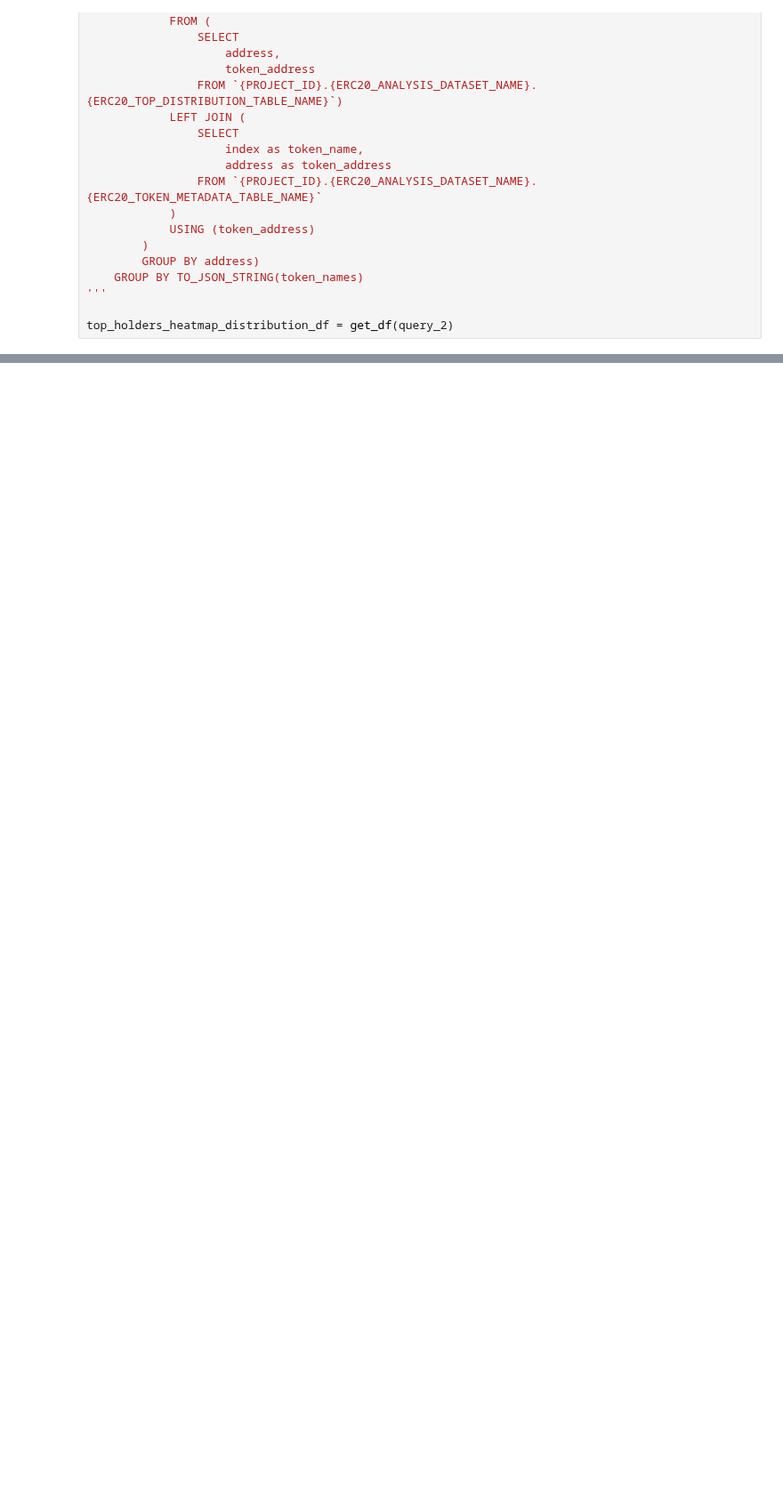
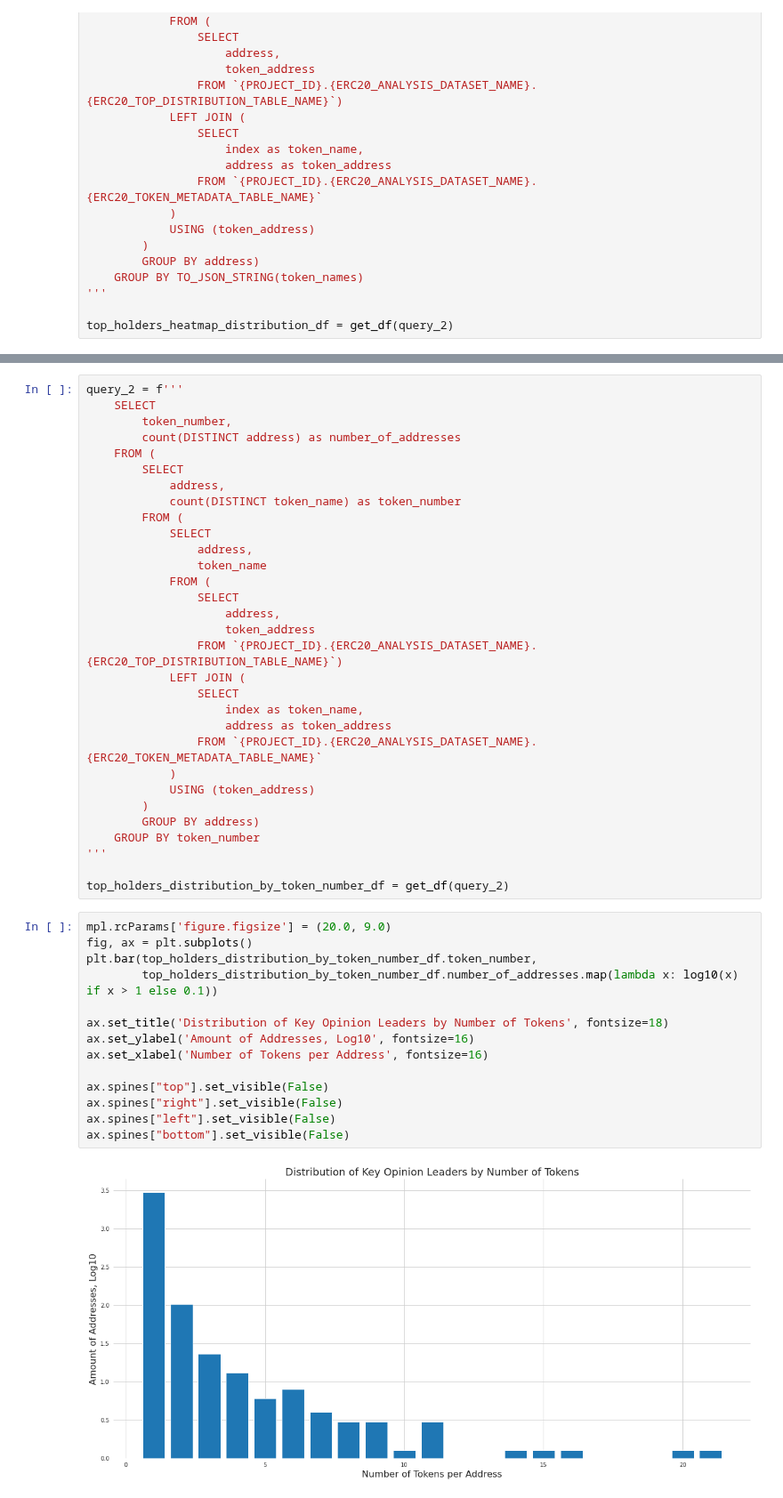
Before and after one commit to Snedashkovsky/cybergift, a Jupyter notebook: leaders__top_erc20_holders.ipynb, the cells around one changed output, grey strips where cells are left out. Shown at 89% size. Drawn from its saved outputs; the diff is of its cells as text; blank space fills up the shorter version.

```diff
--- a/leaders__top_erc20_holders.ipynb
+++ b/leaders__top_erc20_holders.ipynb
@@ -106,0 +113,47 @@ heatmap_from_df(top_holders_heatmap_distribution_df,
+# %%
+query_2 = f'''
+    SELECT
+        token_number,
+        count(DISTINCT address) as number_of_addresses
+    FROM (
+        SELECT
+            address,
+            count(DISTINCT token_name) as token_number
+        FROM (
+            SELECT
+                address,
+                token_name
+            FROM (
+                SELECT
+                    address,
+                    token_address
+                FROM `{PROJECT_ID}.{ERC20_ANALYSIS_DATASET_NAME}.{ERC20_TOP_DISTRIBUTION_TABLE_NAME}`)
+            LEFT JOIN (
+                SELECT
+                    index as token_name,
+                    address as token_address
+                FROM `{PROJECT_ID}.{ERC20_ANALYSIS_DATASET_NAME}.{ERC20_TOKEN_METADATA_TABLE_NAME}`
+            )
+            USING (token_address)
+        )
+        GROUP BY address)
+    GROUP BY token_number
+'''
+
+top_holders_distribution_by_token_number_df = get_df(query_2)
+# %%
+mpl.rcParams['figure.figsize'] = (20.0, 9.0)
+fig, ax = plt.subplots()
+plt.bar(top_holders_distribution_by_token_number_df.token_number,
+        top_holders_distribution_by_token_number_df.number_of_addresses.map(lambda x: log10(x) if x > 1 else 0.1))
+
+ax.set_title('Distribution of Key Opinion Leaders by Number of Tokens', fontsize=18)
+ax.set_ylabel('Amount of Addresses, Log10', fontsize=16)
+ax.set_xlabel('Number of Tokens per Address', fontsize=16)
+
+ax.spines["top"].set_visible(False)
+ax.spines["right"].set_visible(False)
+ax.spines["left"].set_visible(False)
+ax.spines["bottom"].set_visible(False)
+# %% [output]
+[figure, added]
```
Also changed, not shown: parts of 4 cells of this notebook, 1 other file.
